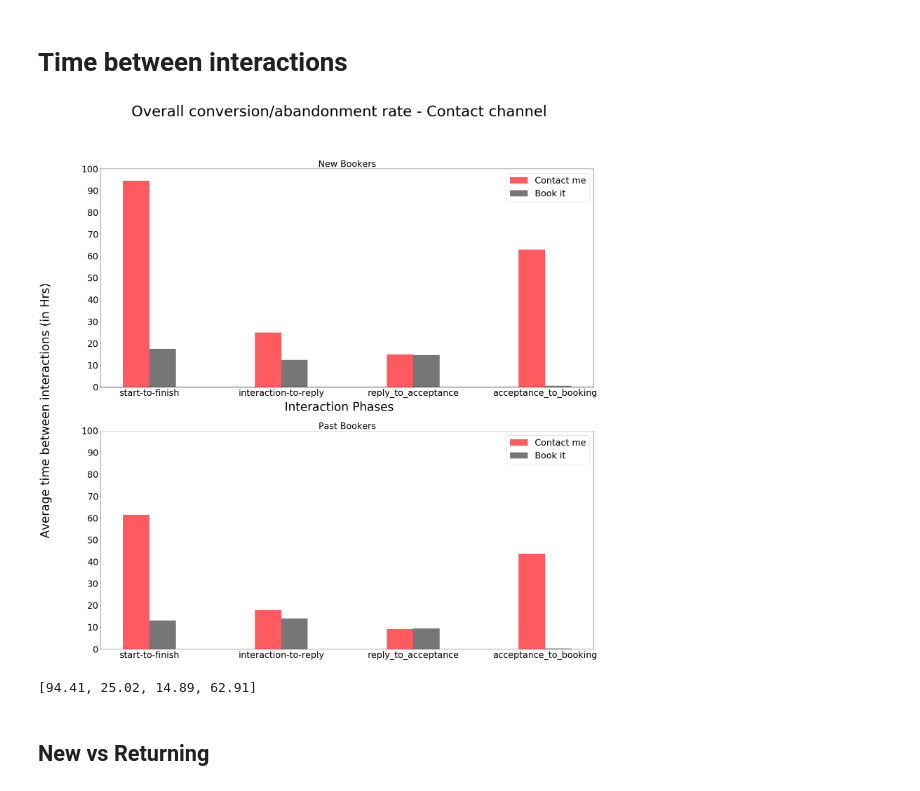
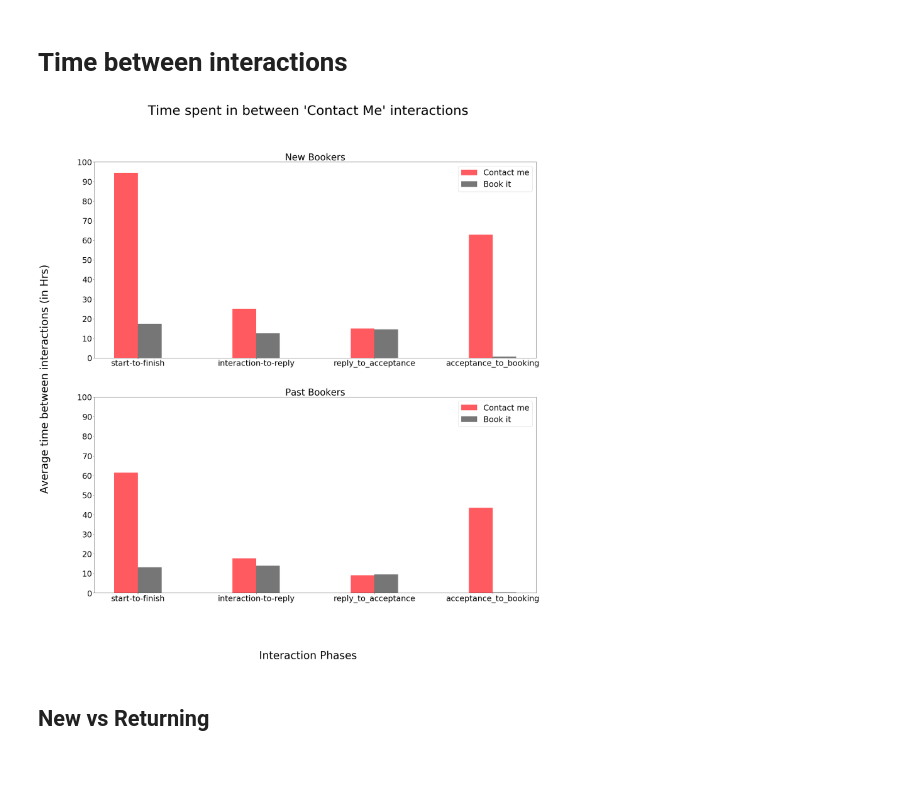
Before and after one commit to NikhilSawal/data_science_case_studies, a Jupyter notebook: airbnb/solution/solution.ipynb, the cells around one changed output. Drawn from its saved outputs; the diff is of its cells as text; code cells hidden in the pictures.

```diff
--- a/airbnb/solution/solution.ipynb
+++ b/airbnb/solution/solution.ipynb
@@ -709,7 +709,7 @@ top_ax.bar(x_indexes + 0.20,
 
 # plt.xticks(ticks=x_indexes + 0.5*width, labels=x, fontsize=20)
 top_ax.legend(fontsize=30, loc='upper right')
-top_ax.set_title('New Bookers', fontsize=30)
+top_ax.set_title('New Bookers', fontsize=35)
 top_ax.set_xticks(ticks=x_indexes + 0.5*width)
 top_ax.set_xticklabels(labels=x, fontsize=30)
 
@@ -717,46 +717,37 @@ top_ax.set_yticks(ticks=y_indexes)
 top_ax.set_yticklabels(y_indexes, fontsize = 30)
 
 ################
 # Past Bookers #
 ################
 
 bottom_ax.bar(x_indexes + 0.00,
          past_booker[past_booker['contact_channel']=='contact_me'].values.tolist()[0][:4],
          width=width,
          color="#FF5A5F",
          label="Contact me")
 bottom_ax.bar(x_indexes + 0.20,
          past_booker[past_booker['contact_channel']=='book_it'].values.tolist()[0][:4],
          width=width,
          color="#767676",
          label="Book it")
 
 bottom_ax.set_xticks(ticks=x_indexes + 0.5*width)
 bottom_ax.set_xticklabels(labels=x, fontsize=30)
 bottom_ax.set_yticks(ticks=y_indexes)
 bottom_ax.set_yticklabels(y_indexes, fontsize = 30)
-bottom_ax.set_title('Past Bookers', fontsize=30)
+bottom_ax.set_title('Past Bookers', fontsize=35)
 bottom_ax.legend(fontsize=30, loc='upper right')
 
 
-fig.text(0.5, 0.5, 'Interaction Phases', ha='center', fontsize=40)
+fig.text(0.5, 0.01, 'Interaction Phases', ha='center', fontsize=40)
 fig.text(0.03, 0.5, 'Average time between interactions (in Hrs)',
          va='center', rotation='vertical', fontsize=40)
 
-plt.suptitle("Overall conversion/abandonment rate - Contact channel", fontsize=50, ha='center')
+plt.suptitle("Time spent in between 'Contact Me' interactions", fontsize=50, ha='center')
 
 plt.show()
 # %% [output]
-[figure, old version]
+[figure, new version]
-# %%
-x_indexes = [0, 1, 2, 3, 4]
-z = [round(i, 2) for i in a ]
-# plt.bar(x_indexes, z)
-# plt.show()
-
-z
-# %% [output]
-[94.41, 25.02, 14.89, 62.91]
 # %% [markdown]
 ## New vs Returning
 # %%
```
